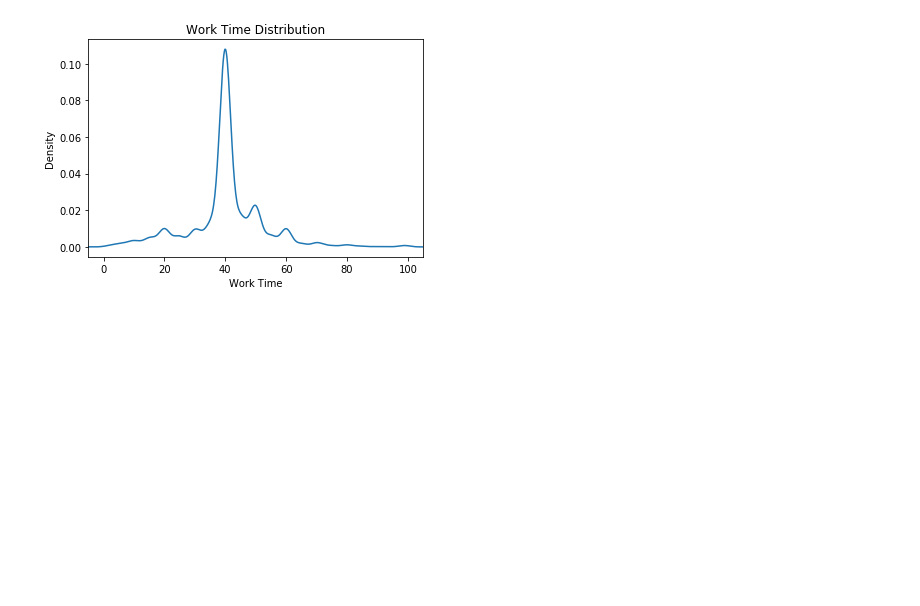
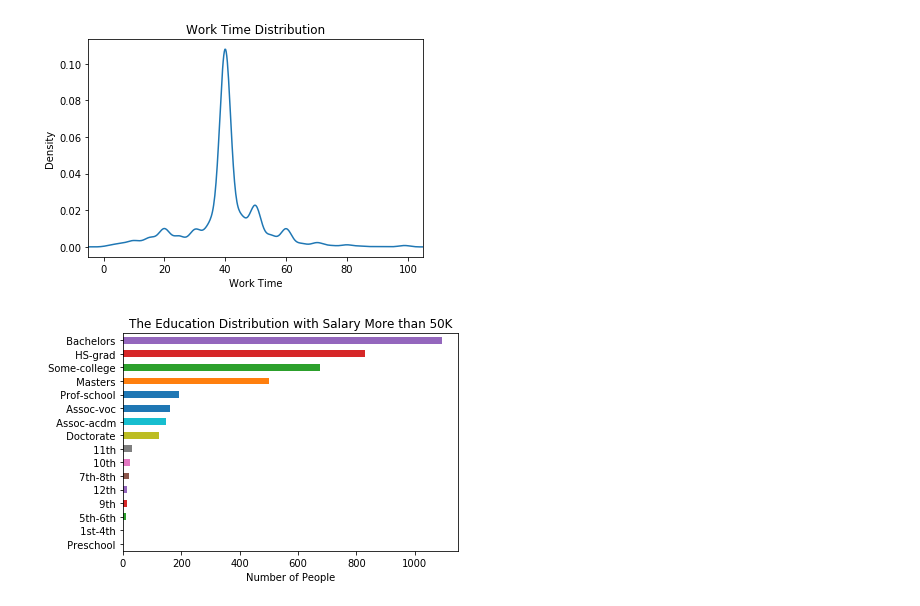
Before and after one commit to shinshiner/CS245-Data-Science, a Jupyter notebook: Adult/adult_analysis.ipynb, the cells around one changed output. Cells and saved outputs as stored; diff of their text form; code cells hidden in the pictures; blank space fills up the shorter version.

```diff
--- a/Adult/adult_analysis.ipynb
+++ b/Adult/adult_analysis.ipynb
@@ -60,3 +60,13 @@ plt.xlabel('Work Time')
 plt.show()
 # %% [output]
 [figure]
+# %%
+# 收入>50K的教育程度分布
+df1 = df.loc[df['salary'] == ' >50K.', ['education']]
+s = df1['education']
+fig = s.value_counts(ascending=True).plot(kind='barh',
+                                        title='The Education Distribution with Salary More than 50K')
+plt.xlabel('Number of People')
+plt.show()
+# %% [output]
+[figure, added]
```
Also changed, not shown: parts of 2 cells of this notebook, 10 other files.
